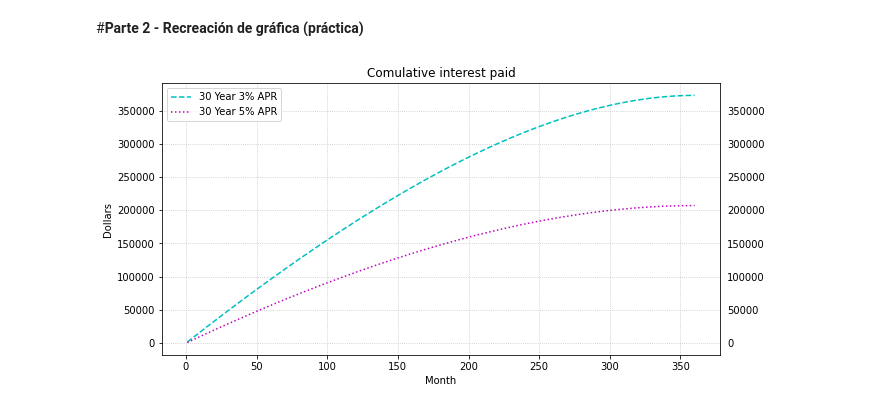
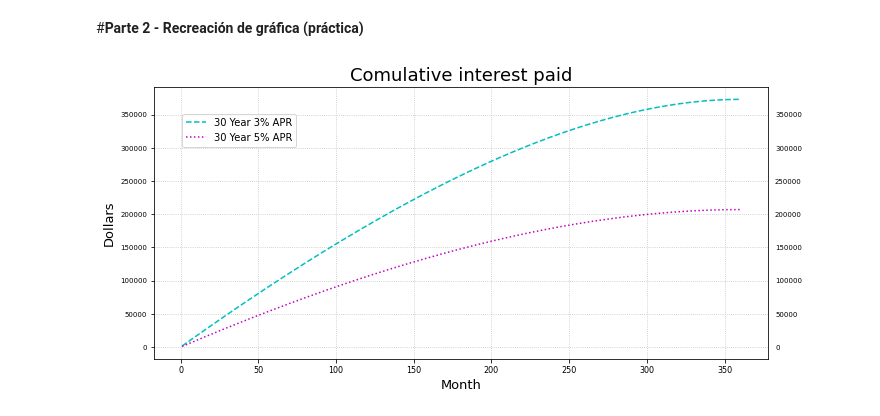
Before and after one commit to smaciasg/Ejercicios_DataScience_Coding_Dojo, a Jupyter notebook: Recrear_el_gráfico_de_intereses_vs_el_gráfico_principal_(práctica).ipynb, the cells around one changed output. Saved outputs shown, nothing was run; the diff lists cells and outputs as text; code cells hidden in the pictures.

```diff
--- a/Recrear_el_gráfico_de_intereses_vs_el_gráfico_principal_(práctica).ipynb
+++ b/Recrear_el_gráfico_de_intereses_vs_el_gráfico_principal_(práctica).ipynb
@@ -44,15 +44,17 @@ plt.plot(filtro2['Month'],filtro2['Interest Paid'].cumsum(),'m:');
 # %% [markdown]
 #**Parte 2 - Recreación de gráfica (práctica)**
 # %%
-fig, axes = plt.subplots(1,1, figsize=(10,5))
+fig, axes = plt.subplots(1,1, figsize=(11,5))
 axes.plot(filtro1['Month'],filtro1['Interest Paid'].cumsum(),'c--', label='30 Year 3% APR')
 axes.plot(filtro2['Month'],filtro2['Interest Paid'].cumsum(),'m:', label='30 Year 5% APR')
-axes.set_ylabel('Dollars')
-axes.set_xlabel('Month')
-axes.set_title('Comulative interest paid')
-axes.legend()
+axes.set_ylabel('Dollars', fontsize='13')
+axes.set_xlabel('Month', fontsize='13')
+axes.set_title('Comulative interest paid', fontsize='18')
+axes.legend(loc=(0.045,0.78))
 plt.tick_params(labelright=True)
 axes.grid(c='silver', linestyle=':')
+axes.xaxis.set_tick_params(labelsize=8)
+axes.yaxis.set_tick_params(labelsize=7)
 plt.show()
 # %% [output]
-[figure, old version]
+[figure, new version]
```
